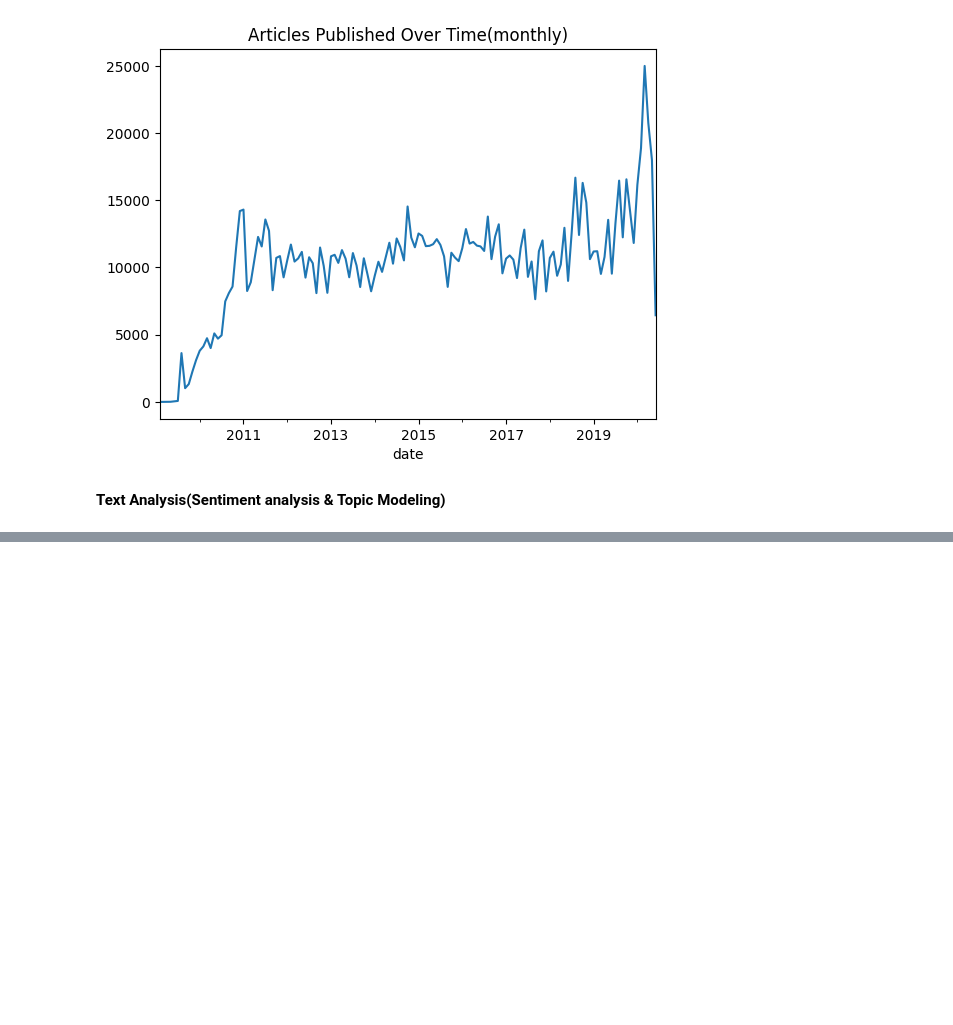
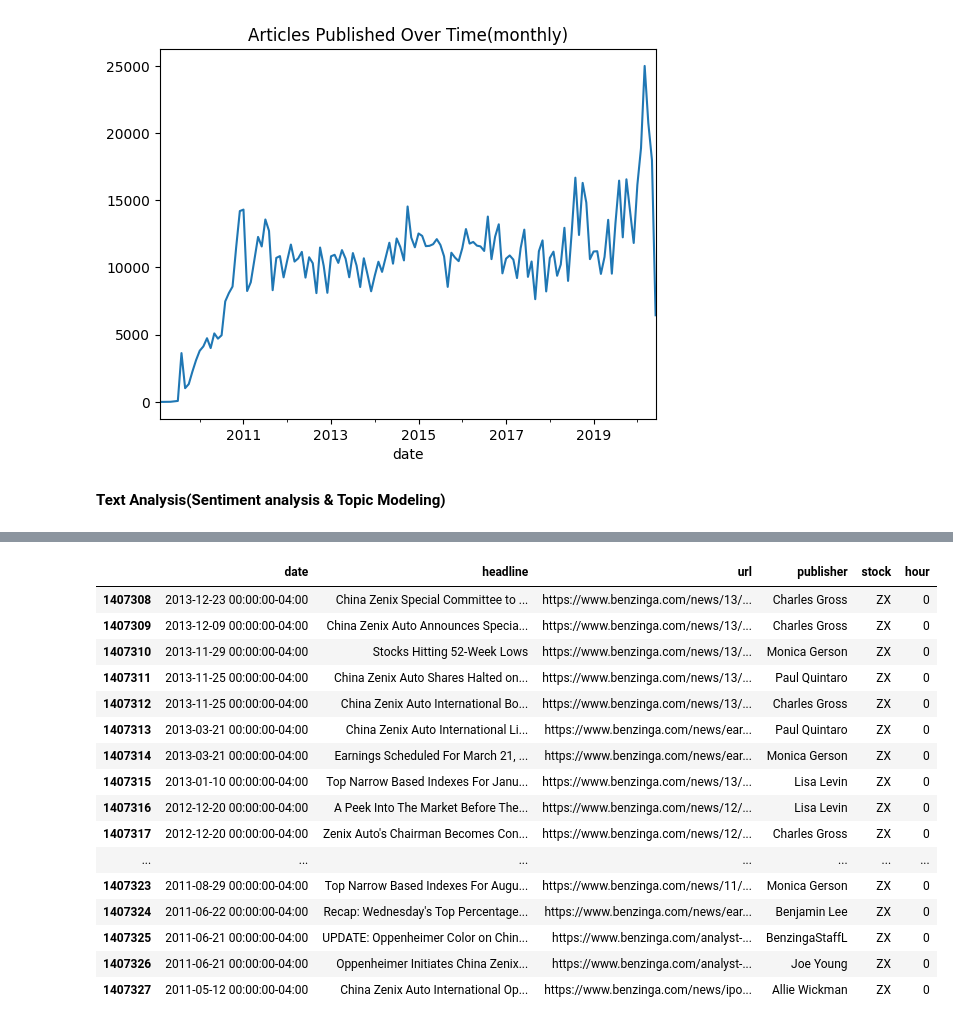
Before and after one commit to Bekyy/financial-news-data-analysis, a Jupyter notebook: notebooks/sentiment_analysis.ipynb, the cells around one changed output, grey strips where cells are left out. Saved outputs shown, nothing was run; the diff lists cells and outputs as text; code cells hidden in the pictures; blank space fills up the shorter version.

```diff
--- a/notebooks/sentiment_analysis.ipynb
+++ b/notebooks/sentiment_analysis.ipynb
@@ -213,0 +482,20 @@ plt.show()
+# %%
+data.tail(20)
+# %% [output]
+|  | date | headline | url | publisher | stock | hour |
+| 1407308 | 2013-12-23 00:00:00-04:00 | China Zenix Special Committee to ... | https://www.benzinga.com/news/13/... | Charles Gross | ZX | 0 |
+| 1407309 | 2013-12-09 00:00:00-04:00 | China Zenix Auto Announces Specia... | https://www.benzinga.com/news/13/... | Charles Gross | ZX | 0 |
+| 1407310 | 2013-11-29 00:00:00-04:00 | Stocks Hitting 52-Week Lows | https://www.benzinga.com/news/13/... | Monica Gerson | ZX | 0 |
+| 1407311 | 2013-11-25 00:00:00-04:00 | China Zenix Auto Shares Halted on... | https://www.benzinga.com/news/13/... | Paul Quintaro | ZX | 0 |
+| 1407312 | 2013-11-25 00:00:00-04:00 | China Zenix Auto International Bo... | https://www.benzinga.com/news/13/... | Charles Gross | ZX | 0 |
+| 1407313 | 2013-03-21 00:00:00-04:00 | China Zenix Auto International Li... | https://www.benzinga.com/news/ear... | Paul Quintaro | ZX | 0 |
+| 1407314 | 2013-03-21 00:00:00-04:00 | Earnings Scheduled For March 21, ... | https://www.benzinga.com/news/ear... | Monica Gerson | ZX | 0 |
+| 1407315 | 2013-01-10 00:00:00-04:00 | Top Narrow Based Indexes For Janu... | https://www.benzinga.com/news/13/... | Lisa Levin | ZX | 0 |
+| 1407316 | 2012-12-20 00:00:00-04:00 | A Peek Into The Market Before The... | https://www.benzinga.com/news/12/... | Lisa Levin | ZX | 0 |
+| 1407317 | 2012-12-20 00:00:00-04:00 | Zenix Auto's Chairman Becomes Con... | https://www.benzinga.com/news/12/... | Charles Gross | ZX | 0 |
+| ... | ... | ... | ... | ... | ... | ... |
+| 1407323 | 2011-08-29 00:00:00-04:00 | Top Narrow Based Indexes For Augu... | https://www.benzinga.com/news/11/... | Monica Gerson | ZX | 0 |
+| 1407324 | 2011-06-22 00:00:00-04:00 | Recap: Wednesday's Top Percentage... | https://www.benzinga.com/news/ear... | Benjamin Lee | ZX | 0 |
+| 1407325 | 2011-06-21 00:00:00-04:00 | UPDATE: Oppenheimer Color on Chin... | https://www.benzinga.com/analyst-... | BenzingaStaffL | ZX | 0 |
+| 1407326 | 2011-06-21 00:00:00-04:00 | Oppenheimer Initiates China Zenix... | https://www.benzinga.com/analyst-... | Joe Young | ZX | 0 |
+| 1407327 | 2011-05-12 00:00:00-04:00 | China Zenix Auto International Op... | https://www.benzinga.com/news/ipo... | Allie Wickman | ZX | 0 |
```
Also changed, not shown: parts of 25 cells of this notebook, 1 other file.
